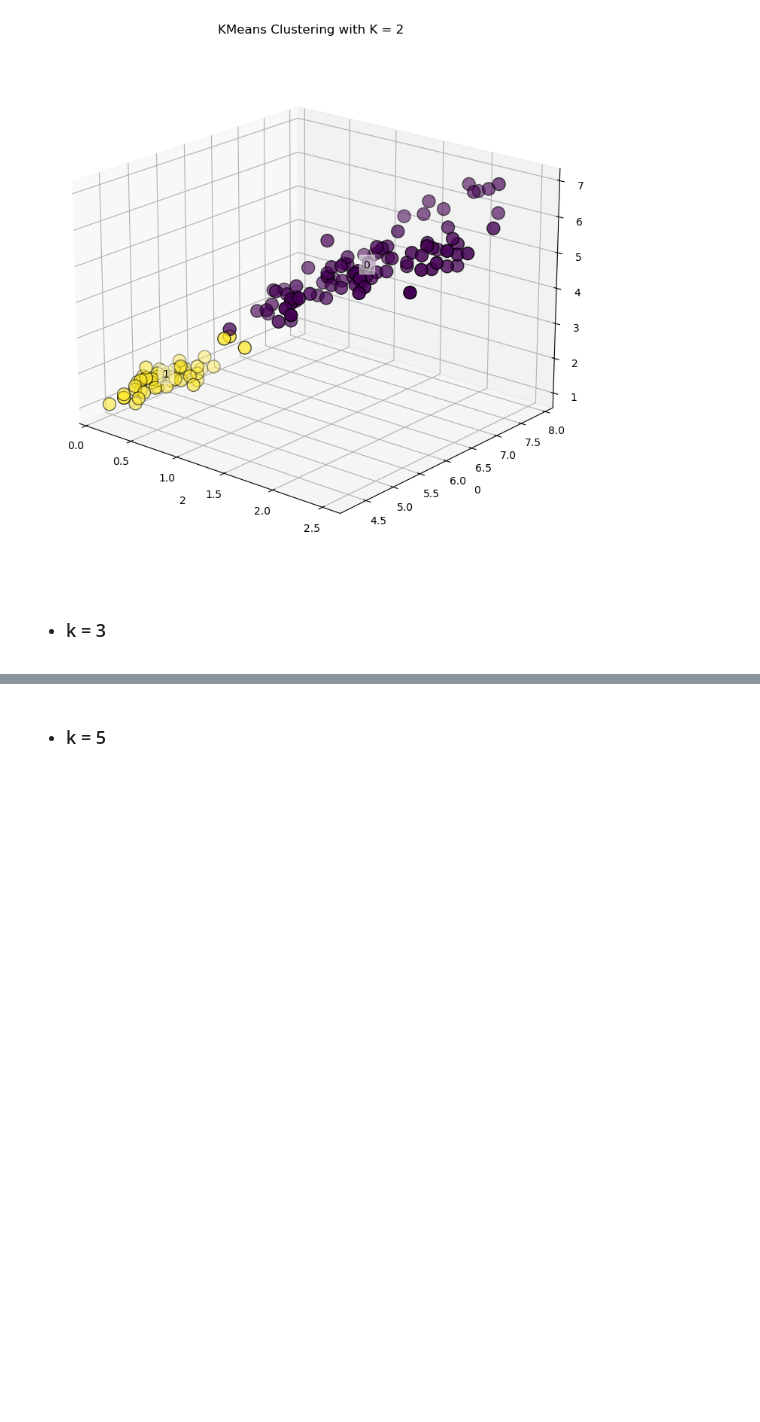
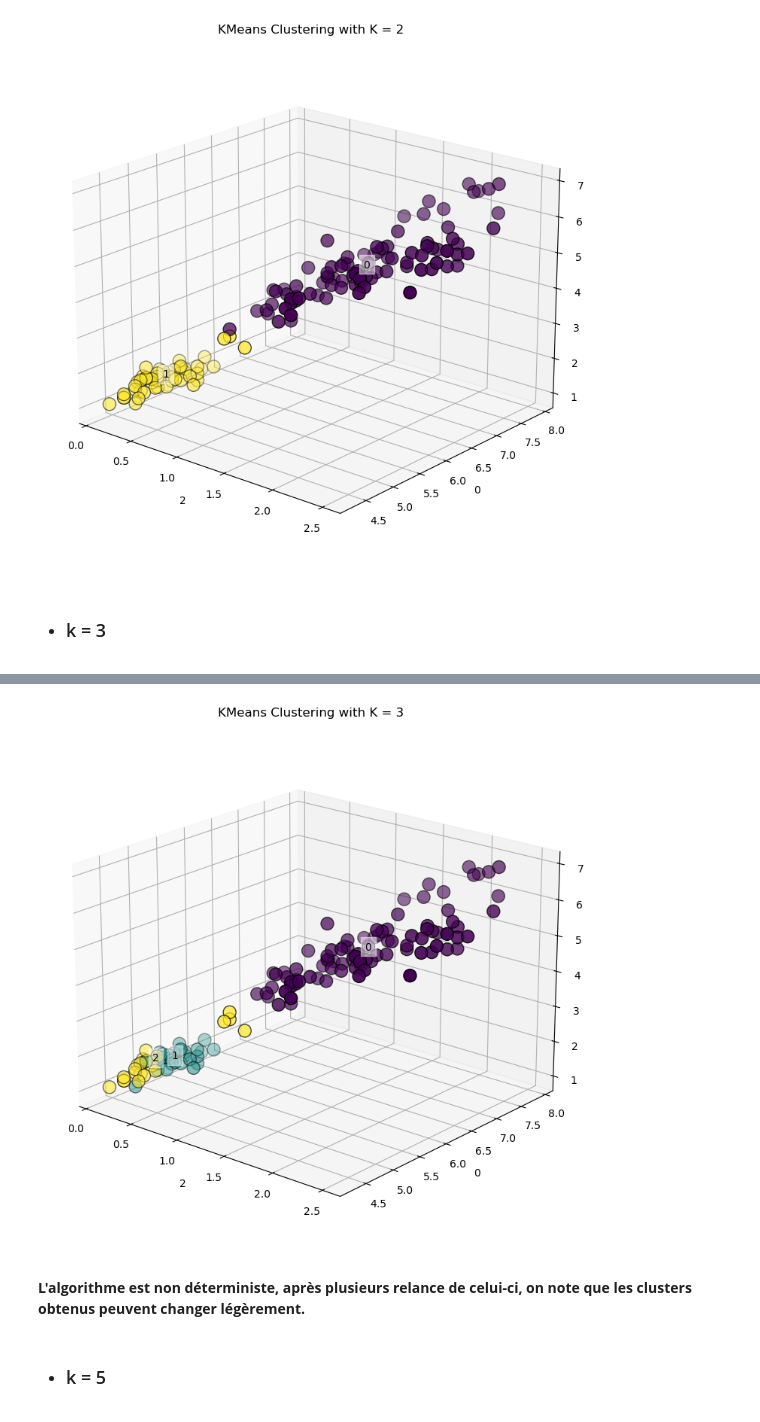
Before and after one commit to aurelien-adjimi/customer-personality-analysis, a Jupyter notebook: kmeans.ipynb, the cells around one changed output, grey strips where cells are left out. Cells and saved outputs as stored; diff of their text form; code cells hidden in the pictures; blank space fills up the shorter version.

```diff
--- a/kmeans.ipynb
+++ b/kmeans.ipynb
@@ -109,3 +117,9 @@ my3Means.plot_3D(iris_3means)
+# %%
+my3Means_2.plot_3D(iris_3means_2)
+# %% [output]
+[figure, added]
+# %% [markdown]
+**L'algorithme est non déterministe, après plusieurs relance de celui-ci, on note que les clusters obtenus peuvent changer légèrement.**
 # %% [markdown]
 - ### k = 5
 # %%
```
Also changed, not shown: parts of 28 cells of this notebook.
